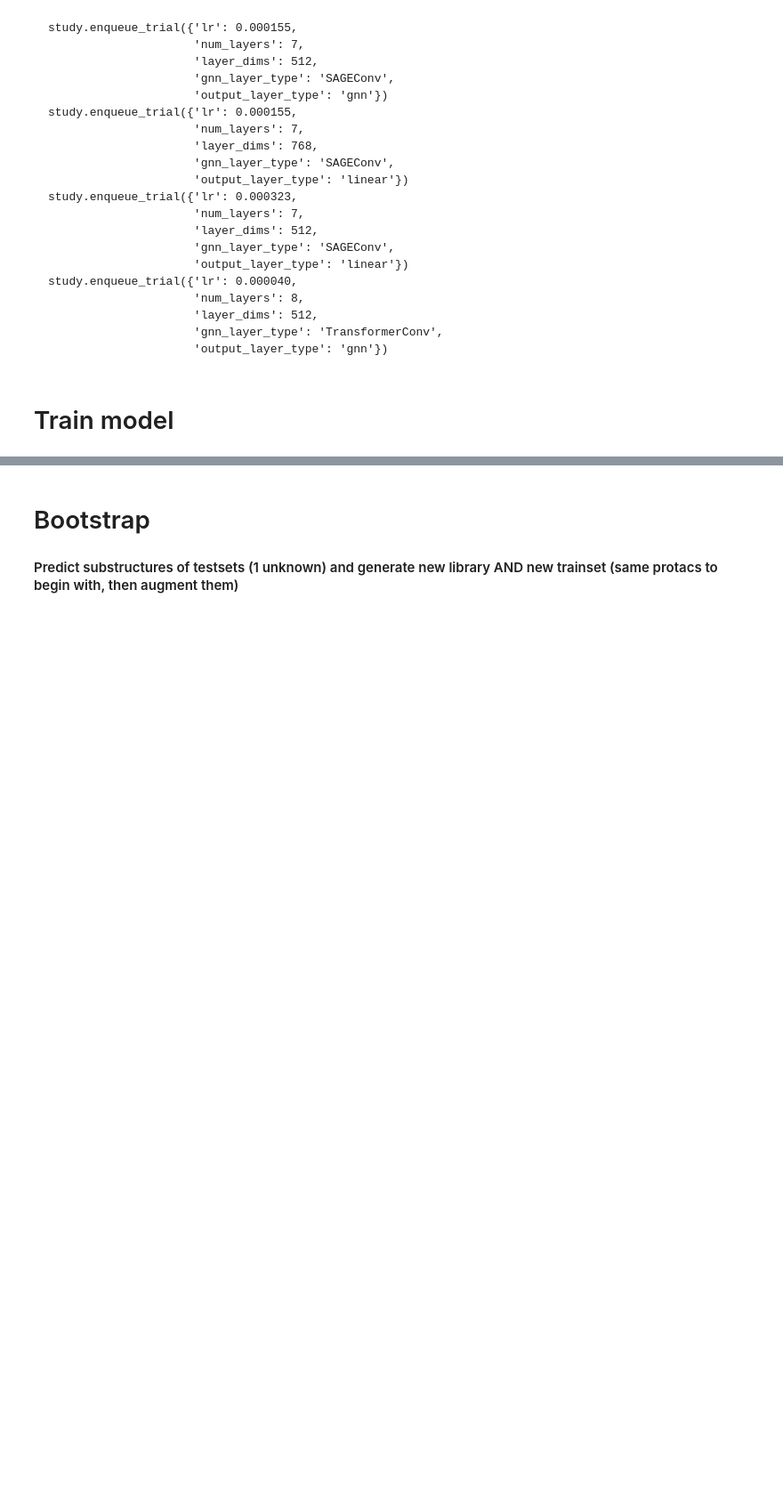
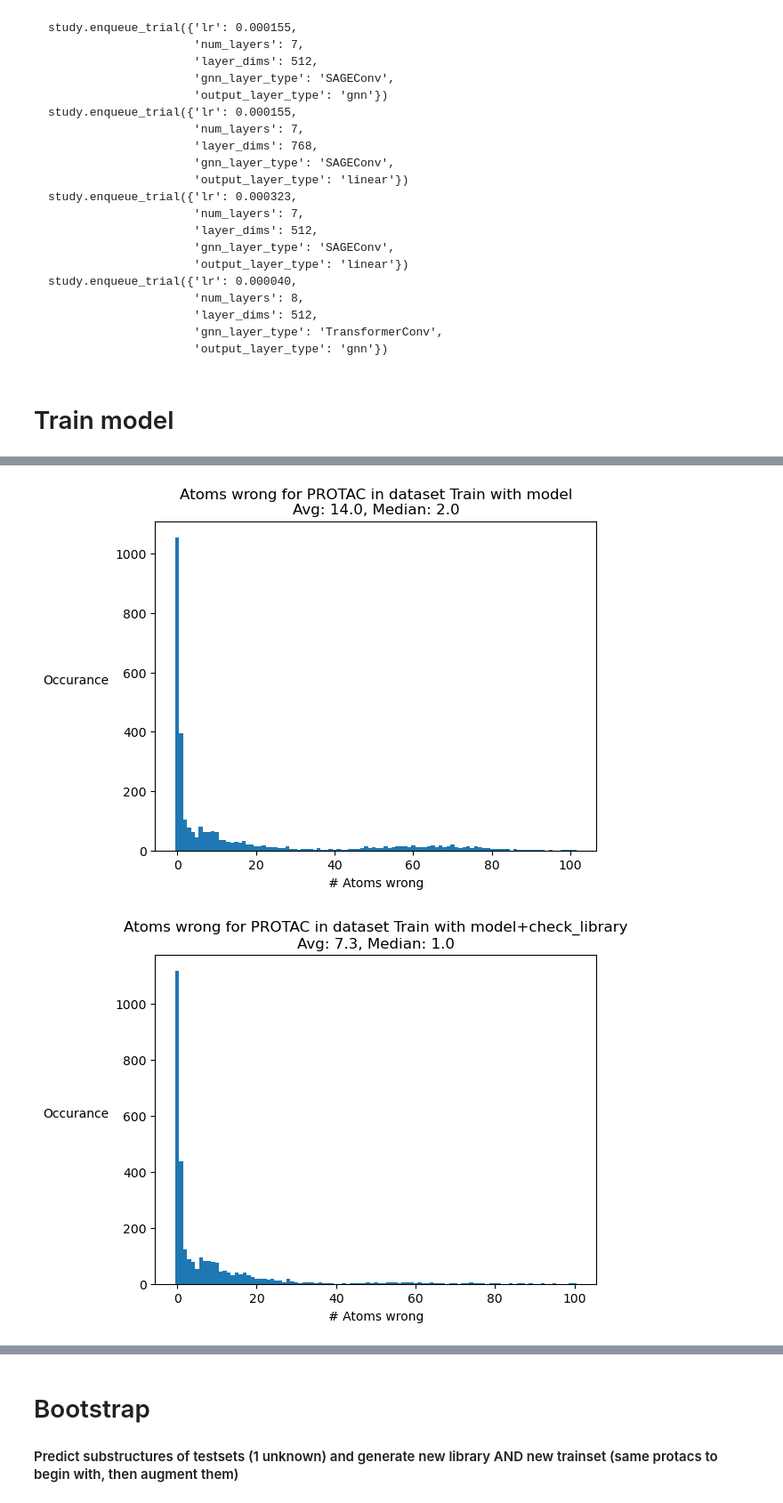
Before and after one commit to ribesstefano/PROTAC-Splitter, a Jupyter notebook: notebooks/GNN/gnn_full_pipeline_v1.3.ipynb, the cells around one changed output, grey strips where cells are left out. Shown at 89% size. Cells and saved outputs as stored; diff of their text form; code cells hidden in the pictures; blank space fills up the shorter version.

Commit message:
num atoms wrongly predicted

```diff
--- a/notebooks/GNN/gnn_full_pipeline_v1.3.ipynb
+++ b/notebooks/GNN/gnn_full_pipeline_v1.3.ipynb
@@ -2383,7 +2394,7 @@ if batch_size > 1:
 else:
     use_batch_normalization = False
 
-TransformerConvHeads = 3
+TransformerConvHeads = 1
 TransformerConvBeta = False
 TransformerConvDropout = 0
 
@@ -2439,14 +2450,14 @@ curriculum_learn_on_ligandLinker_for_x_epochs = 0 #not implemeted yet
 
 #Early stopping parameters
 num_epochs = 100
-max_epochs = 10 #another stopping criteria
+max_epochs = 1 #another stopping criteria
 val_early_stopping = False #model looks back 2*n epochs to decide if it shall continue or stop, depending on validation loss. IF median has increased => Stop.
 median_over_n_val_losses = None# 15
 min_over_n_val_losses = 5
 stop_if_val_acc_below_x_at_n_list = None
 num_workers_dataloader = 1
 print_every_n_epochs = 1
-compute_pretrained_values = True
+compute_pretrained_values = False
 
 def crossval_model():
     if 'model' in locals():
@@ -2555,0 +2577,36 @@ finishing_time = datetime.now()
+# %%
+for dataset_name, wrong_preds in output["wrong_pred"].items():
+    epoch = -1
+
+    wrong_pred_tmp = wrong_preds[epoch]
+    for accuracy_origin in wrong_pred_tmp.keys():
+
+        for accuracy_type in wrong_pred_tmp[accuracy_origin].keys():
+            num_atoms_wrong = list(wrong_pred_tmp[accuracy_origin][accuracy_type].keys())
+            num_atoms_wrong_occurance = list(wrong_pred_tmp[accuracy_origin][accuracy_type].values())
+            total_atoms_wrong = sum([num*count for num, count in zip(num_atoms_wrong, num_atoms_wrong_occurance)])
+            num_predicted_structures = sum([n for n in num_atoms_wrong_occurance])
+            average_num_atoms_wrong = total_atoms_wrong / num_predicted_structures
+            all_occurances = []
+            for atoms_wrong, occurance in wrong_pred_tmp[accuracy_origin][accuracy_type].items():
+                all_occurances.extend([atoms_wrong]*occurance)
+
+            all_occurances.sort()
+
+            median_atoms_wrong = median(all_occurances)
+            if sum(all_occurances) != total_atoms_wrong:
+                pass
+            fig, ax1 = plt.subplots()
+            ax1.bar(num_atoms_wrong, num_atoms_wrong_occurance, width=1)
+            ax1.set_title(label=f"Atoms wrong for {accuracy_type} in dataset {dataset_name} with {accuracy_origin}\nAvg: {round(average_num_atoms_wrong,1)}, Median: {median_atoms_wrong}")
+
+            ax1.set_xlabel('# Atoms wrong', color="black")
+            ax1.set_ylabel('Occurance', color="black", rotation='horizontal')
+            ax1.yaxis.set_label_coords(-.18, 0.5)
+
+
+            fig.show()
+            break
+# %% [output]
+[figure, added]
+[figure, added]
```
Also changed, not shown: parts of 4 cells of this notebook.
